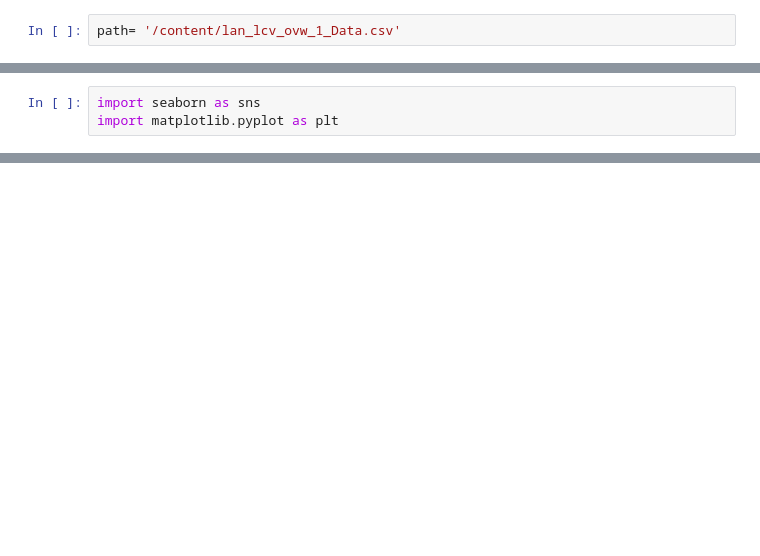
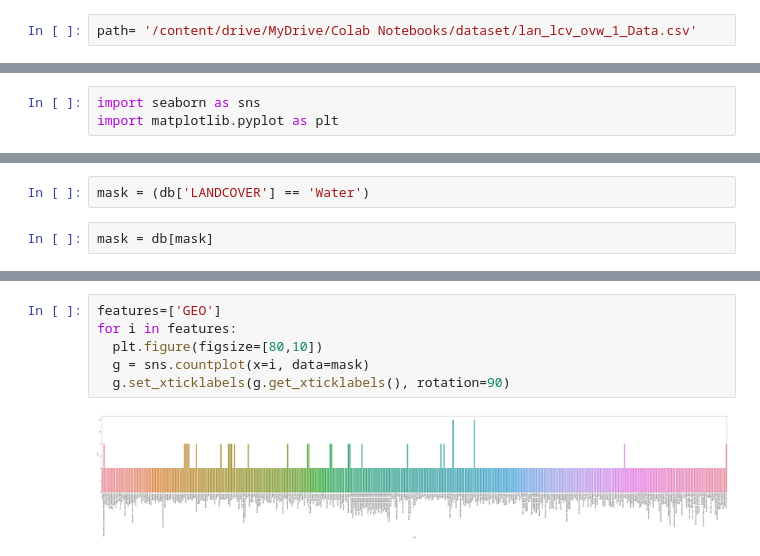
Before and after one commit to gabrielalastra/Eurostats, a Jupyter notebook: landcover_EU.ipynb, the cells around one changed output, grey strips where cells are left out. Saved outputs shown, nothing was run; the diff lists cells and outputs as text; blank space fills up the shorter version.

```diff
--- a/landcover_EU.ipynb
+++ b/landcover_EU.ipynb
@@ -4,7 +7,7 @@
 import pandas as pd
 import numpy as np
 # %%
-path= '/content/lan_lcv_ovw_1_Data.csv'
+path= '/content/drive/MyDrive/Colab Notebooks/dataset/lan_lcv_ovw_1_Data.csv'
 # %%
 import chardet
 with open(path, 'rb') as rawdata:
@@ -101,0 +94,4 @@ db
+# %%
+mask = (db['LANDCOVER'] == 'Water')
+# %%
+mask = db[mask]
@@ -101,0 +107,8 @@ db
+# %%
+features=['GEO']
+for i in features:
+  plt.figure(figsize=[80,10])
+  g = sns.countplot(x=i, data=mask)
+  g.set_xticklabels(g.get_xticklabels(), rotation=90)
+# %% [output]
+[figure, added]
```
Also changed, not shown: parts of 7 cells of this notebook.
